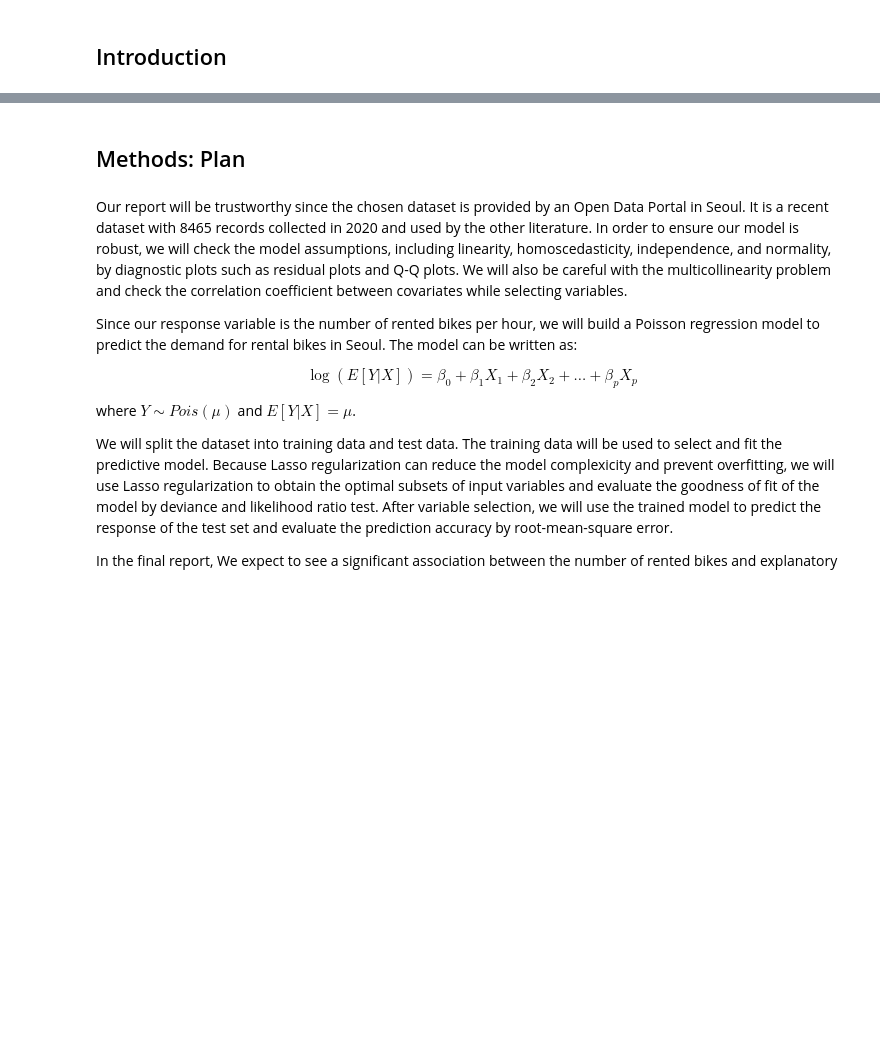
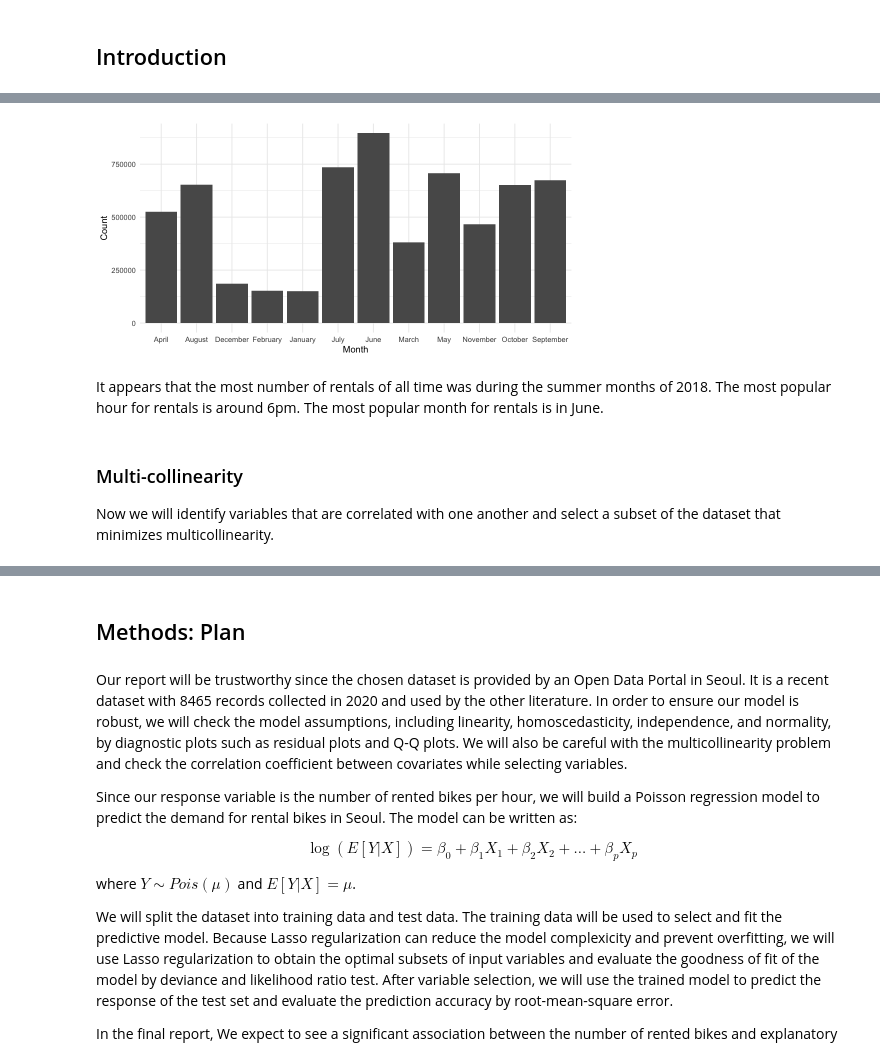
Before and after one commit to xiaohu1122/538A_project, a Jupyter notebook: 538A_project.ipynb, the cells around one changed output, grey strips where cells are left out. Saved outputs shown, nothing was run; the diff lists cells and outputs as text; code cells hidden in the pictures; blank space fills up the shorter version.

```diff
--- a/538A_project.ipynb
+++ b/538A_project.ipynb
@@ -43,0 +149,18 @@ A data.frame: 6 × 13
+# %%
+# Plot monthly counts
+optbions(repr.plot.width = 8, repr.plot.height = 4)
+
+bike %>%
+  ggplot(aes(month, count)) +
+  geom_col() +
+  ylab("Count") +
+  xlab("Month") +
+  theme_minimal() +
+  theme(legend.position = "none")
+# %% [output]
+[figure, added]
+# %% [markdown]
+It appears that the most number of rentals of all time was during the summer months of 2018. The most popular hour for rentals is around 6pm. The most popular month for rentals is in June.
+# %% [markdown]
+### Multi-collinearity
+Now we will identify variables that are correlated with one another and select a subset of the dataset that minimizes multicollinearity.
```
Also changed, not shown: parts of 22 cells of this notebook, 1 other file.
